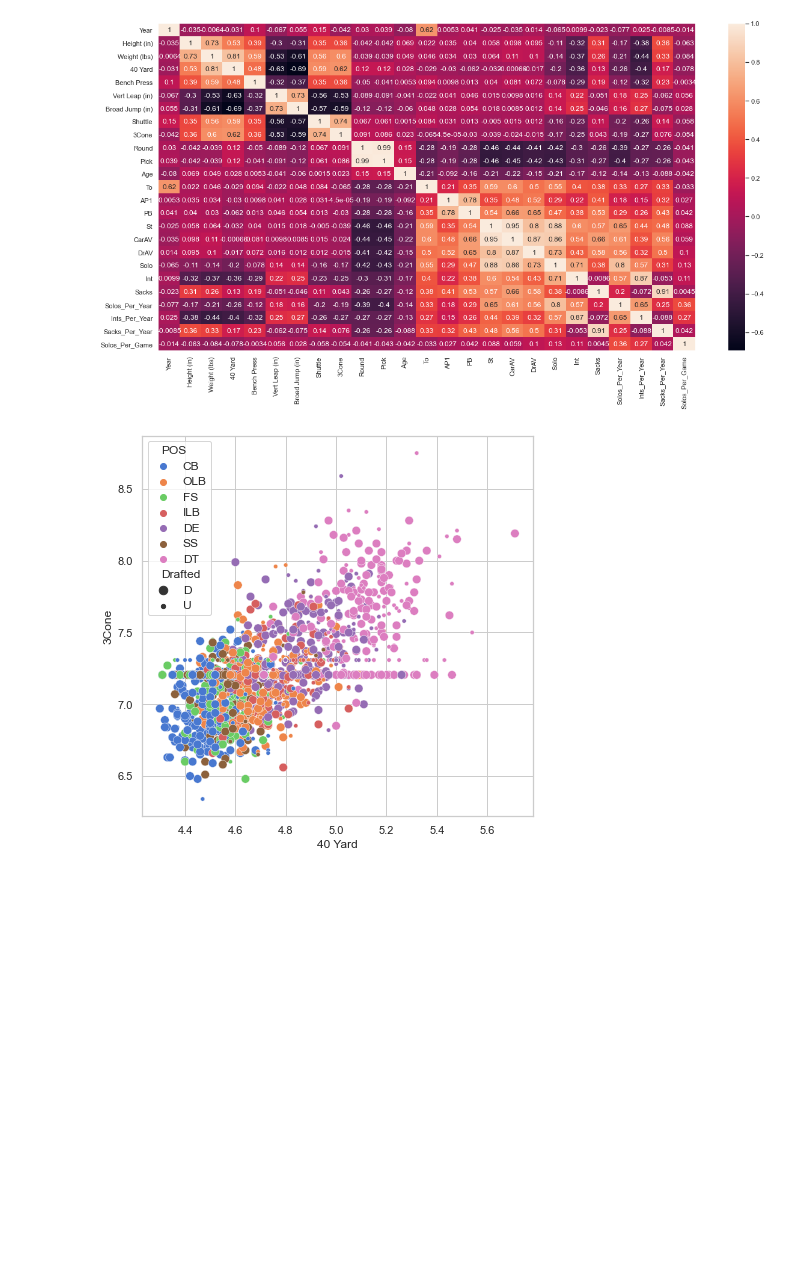
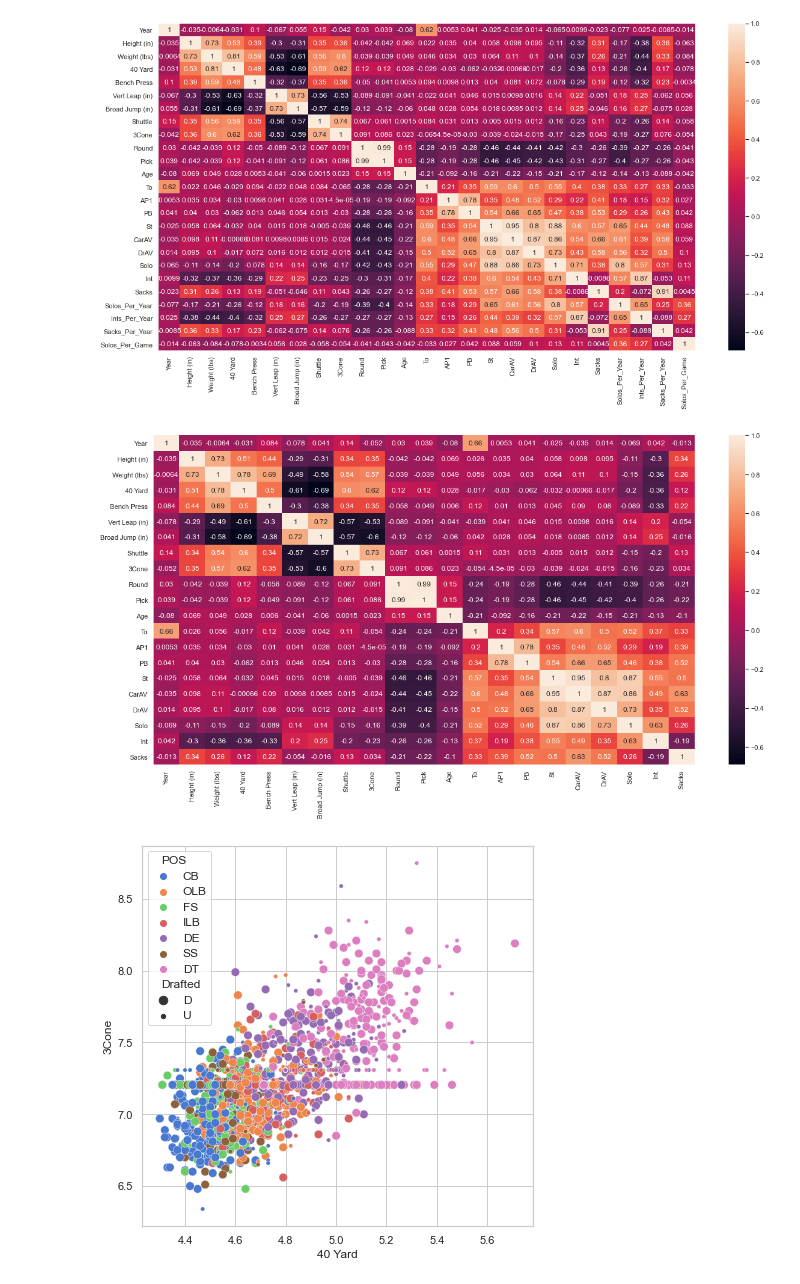
Before and after one commit to jkurt13/CapstoneTwo, a Jupyter notebook: EDA.ipynb, the cells around one changed output. Drawn from its saved outputs; the diff is of its cells as text; code cells hidden in the pictures; blank space fills up the shorter version.

```diff
--- a/EDA.ipynb
+++ b/EDA.ipynb
@@ -708,6 +708,11 @@ plt.figure(figsize=(20,10))
 _ = sns.heatmap(drafted.corr(), annot=True)
 # %% [output]
 [figure]
+# %%
+plt.figure(figsize=(20,10))
+_ = sns.heatmap(draft_df.corr(), annot=True)
+# %% [output]
+[figure, added]
 # %%
 _ = plt.figure(figsize=(7, 7))
 _ = sns.scatterplot(x='40 Yard', y='3Cone', data=draft_df, hue='POS', size='Drafted')
```
Also changed, not shown: 1 other file.
